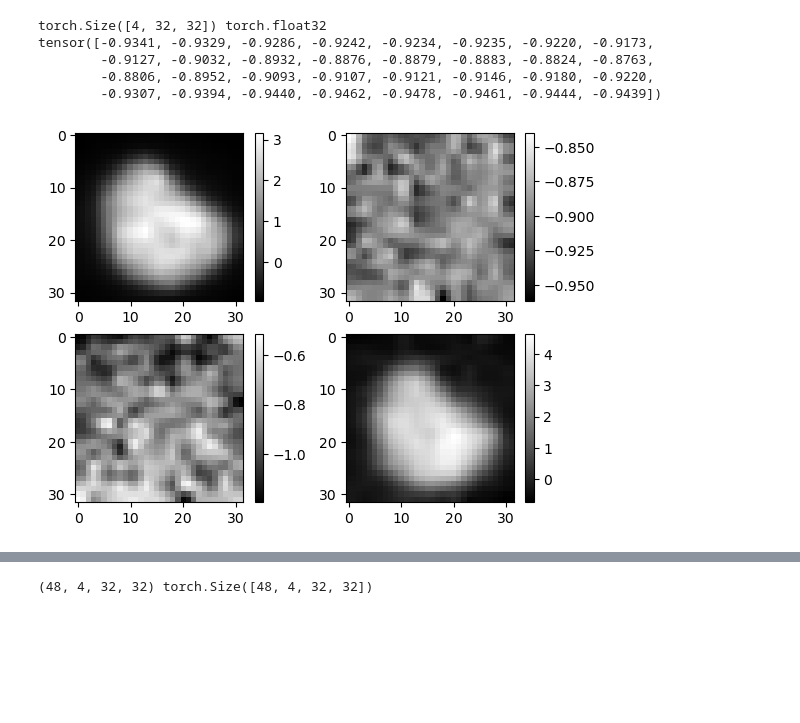
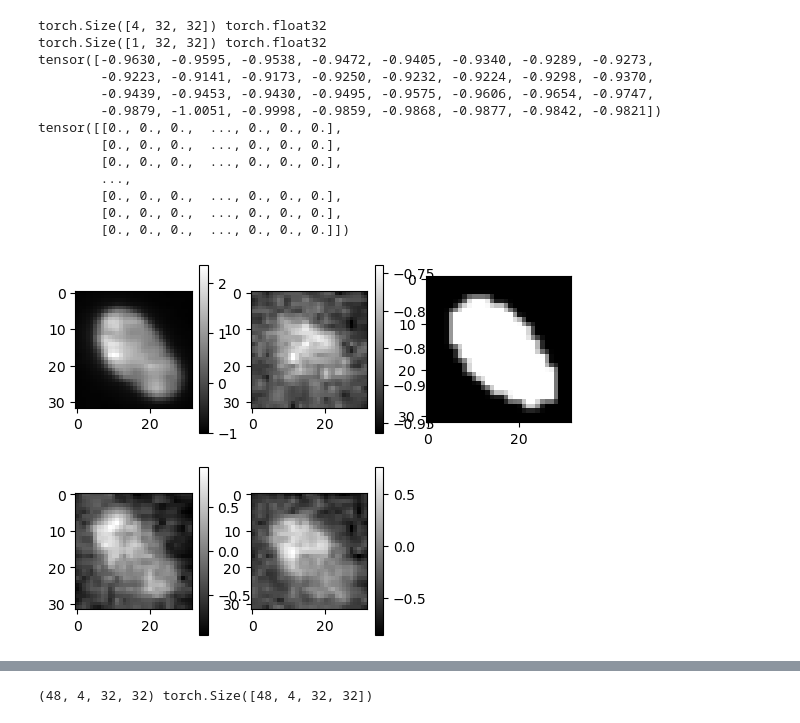
Before and after one commit to Xiao001010/JRA, a Jupyter notebook: resVAE_l2.ipynb, the cells around one changed output, grey strips where cells are left out. Cells and saved outputs as stored; diff of their text form; code cells hidden in the pictures; blank space fills up the shorter version.

```diff
--- a/resVAE_l2.ipynb
+++ b/resVAE_l2.ipynb
@@ -27,15 +27,19 @@ torch.cuda.manual_seed(seed)
 device = torch.device("cuda" if torch.cuda.is_available() else "cpu")
 # %%
 # set hyperparameters
-task = 'Fixed20_Res_VAE-sigma_0.001-larger_latentdim256'
+task = 'ResVAE-latentdim128'
 batch_size = 128
 learning_rate = 1e-3
 num_epochs = 500
-latent_dim = 256
+latent_dim = 128
 # hidden_dim = [32, 64, 128]
 layer_list = [2, 2, 2, 2]
 in_channels = 4
 sigma = 0.001
+
+mean = torch.tensor([6076.685883679818, 1350.9691095158794, 5090.145564947434, 5019.978020658786])
+std = torch.tensor([5504.395544161098, 1145.6356702621574, 663.3312283427825, 706.0040270727409])
+data_path = os.path.join(os.getcwd(), 'data/single_cell_data_with_mask/')
 
 time_stamp = time.strftime("%Y-%m-%d_%H-%M-%S", time.localtime())
 
@@ -77,60 +81,75 @@ writer = tensorboardX.SummaryWriter(log_dir)
 # %%
 # load data
-mean = torch.tensor([6076.685883679818, 1350.9691095158794, 5090.145564947434, 5019.978020658786])
-std = torch.tensor([5504.395544161098, 1145.6356702621574, 663.3312283427825, 706.0040270727409])
-data_path = os.path.join(os.getcwd(), 'data/single_cell_data/')
 trans = transforms.Compose([transforms.ToTensor(), transforms.Normalize(mean=mean, std=std), transforms.Resize((32, 32))])
+trans_mask = transforms.Compose([transforms.ToTensor(), transforms.Resize((32, 32))])
 
 class CellDataset(Dataset):
-    def __init__(self, data_path, transform=None):
+    def __init__(self, data_path, transform=None, transform_mask=None):
         self.transform = transform
+        self.transform_mask = transform_mask
         self.data_path = data_path
         self.data = os.listdir(data_path)
+        self.data = [i for i in self.data if not i.endswith('_mask.tif')]
         self.data.sort()
         self.data = [os.path.join(data_path, i) for i in self.data]
 
     def __len__(self):
         return len(self.data)
 
     def __getitem__(self, idx):
         img = tifffile.imread(self.data[idx])
         img = img.astype(np.float32)
         # print(img[0][0])
         img = np.transpose(img, (1, 2, 0))
+        mask = tifffile.imread(self.data[idx][:-4] + '_mask.tif')
+        # print(mask)
         if self.transform:
             img = self.transform(img)
-        return img
+            mask = self.transform_mask(mask)
+        return img, mask
 
 # create dataset and dataloader
-dataset = CellDataset(data_path, transform=trans)
+dataset = CellDataset(data_path, transform=trans, transform_mask=trans_mask)
 dataloader = DataLoader(dataset, batch_size=batch_size, shuffle=False)
 
 # test CellDataset
-idx = 3
-img = dataset[idx]
+idx = 5
+img, mask = dataset[idx]
 print(img.shape, img.dtype)
+print(mask.shape, mask.dtype)
 print(img[0][0])
+print(mask[0])
 fig = plt.figure()
-plt.subplot(2, 2, 1)
+plt.subplot(2, 3, 1)
 plt.imshow(img[0], cmap='gray')
 plt.colorbar()
-plt.subplot(2, 2, 2)
+plt.subplot(2, 3, 2)
 plt.imshow(img[1], cmap='gray')
 plt.colorbar()
-plt.subplot(2, 2, 3)
+plt.subplot(2, 3, 4)
 plt.imshow(img[2], cmap='gray')
 plt.colorbar()
-plt.subplot(2, 2, 4)
+plt.subplot(2, 3, 5)
 plt.imshow(img[3], cmap='gray')
 plt.colorbar()
+plt.subplot(2, 3, 3)
+plt.imshow(mask[0], cmap='gray')
 plt.show()
 # %% [output]
 torch.Size([4, 32, 32]) torch.float32
-tensor([-0.9341, -0.9329, -0.9286, -0.9242, -0.9234, -0.9235, -0.9220, -0.9173,
-        -0.9127, -0.9032, -0.8932, -0.8876, -0.8879, -0.8883, -0.8824, -0.8763,
-        -0.8806, -0.8952, -0.9093, -0.9107, -0.9121, -0.9146, -0.9180, -0.9220,
-        -0.9307, -0.9394, -0.9440, -0.9462, -0.9478, -0.9461, -0.9444, -0.9439])
+torch.Size([1, 32, 32]) torch.float32
+tensor([-0.9630, -0.9595, -0.9538, -0.9472, -0.9405, -0.9340, -0.9289, -0.9273,
+        -0.9223, -0.9141, -0.9173, -0.9250, -0.9232, -0.9224, -0.9298, -0.9370,
+        -0.9439, -0.9453, -0.9430, -0.9495, -0.9575, -0.9606, -0.9654, -0.9747,
+        -0.9879, -1.0051, -0.9998, -0.9859, -0.9868, -0.9877, -0.9842, -0.9821])
+tensor([[0., 0., 0.,  ..., 0., 0., 0.],
+        [0., 0., 0.,  ..., 0., 0., 0.],
+        [0., 0., 0.,  ..., 0., 0., 0.],
+        ...,
+        [0., 0., 0.,  ..., 0., 0., 0.],
+        [0., 0., 0.,  ..., 0., 0., 0.],
+        [0., 0., 0.,  ..., 0., 0., 0.]])
-[figure, old version]
+[figure, new version]
 # %%
 # define VAE model
 import math
```
Also changed, not shown: parts of 3 cells of this notebook.
